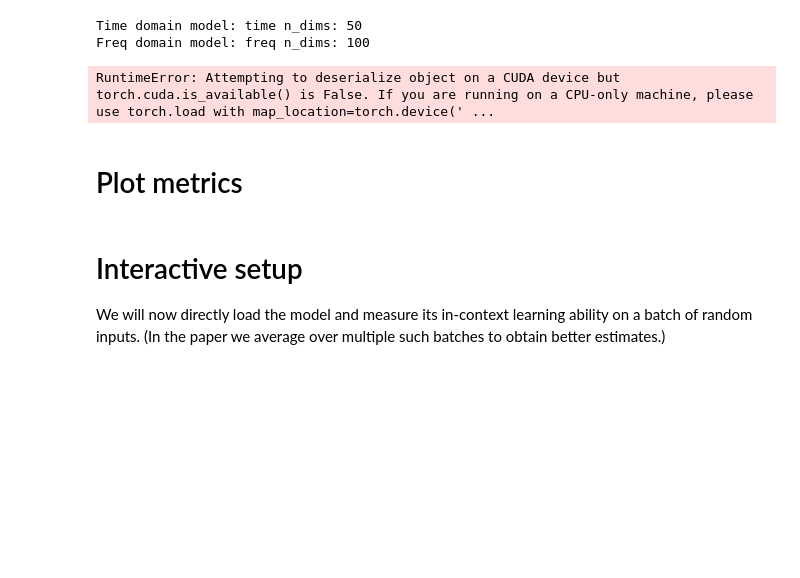
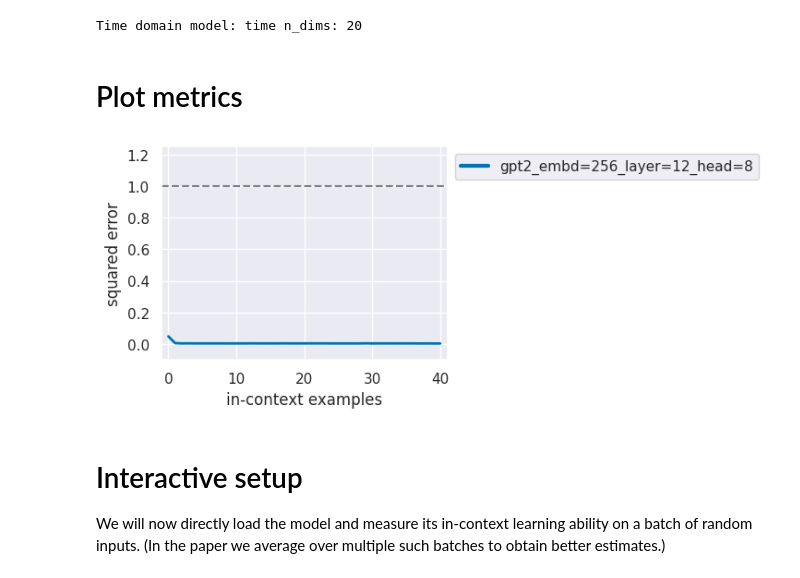
Before and after one commit to leonkornfeld/182-Final-Project, a Jupyter notebook: src/eval.ipynb, the cells around one changed output. Cells and saved outputs as stored; diff of their text form; code cells hidden in the pictures; blank space fills up the shorter version.

```diff
--- a/src/eval.ipynb
+++ b/src/eval.ipynb
@@ -23,39 +26,34 @@ run_dir = "src/output"
 # %%
 # Directly specify your model paths
-run_path_time = "output/c6b14be6-5a5a-42c9-ad1d-504622d36218"
-run_path_freq = "output/c80936b9-3dd5-4e38-bb14-2501c4c34084"
+run_path_time = "output/time20_infinite_sampling_experment1"
 
 # Load configs to verify
 _, conf_time = get_model_from_run(run_path_time, only_conf=True)
-_, conf_freq = get_model_from_run(run_path_freq, only_conf=True)
 
 print("Time domain model:", conf_time.training.data_kwargs.domain, "n_dims:", conf_time.model.n_dims)
-print("Freq domain model:", conf_freq.training.data_kwargs.domain, "n_dims:", conf_freq.model.n_dims)
 # %% [output]
-Time domain model: time n_dims: 50
-Freq domain model: freq n_dims: 100
+Time domain model: time n_dims: 20
 # %%
 # Choose which model to evaluate
-run_path = run_path_time  # or run_path_freq
 
 # Compute metrics (this will save to metrics.json in the run directory)
 recompute_metrics = True
 if recompute_metrics:
-    metrics = get_run_metrics(run_path)
+    metrics = get_run_metrics(run_path_time)
-# %% [output]
-RuntimeError: Attempting to deserialize object on a CUDA device but torch.cuda.is_available() is False. If you are running on a CPU-only machine, please use torch.load with map_location=torch.device(' ...
 # %% [markdown]
 # Plot metrics
 # %%
 # Load and plot metrics
 import json
-with open(os.path.join(run_path, "metrics.json")) as f:
+with open(os.path.join(run_path_time, "metrics.json")) as f:
     metrics = json.load(f)
 
-_, conf = get_model_from_run(run_path, only_conf=True)
+_, conf_time = get_model_from_run(run_path_time, only_conf=True)
 # Don't filter by model names, just plot what's in metrics
 basic_plot(metrics["standard"])
 plt.show()
+# %% [output]
+[figure, added]
 # %%
 # Plot any OOD metrics (if available)
 for name, metric in metrics.items():
```
Also changed, not shown: parts of 25 cells of this notebook, 7 other files.
